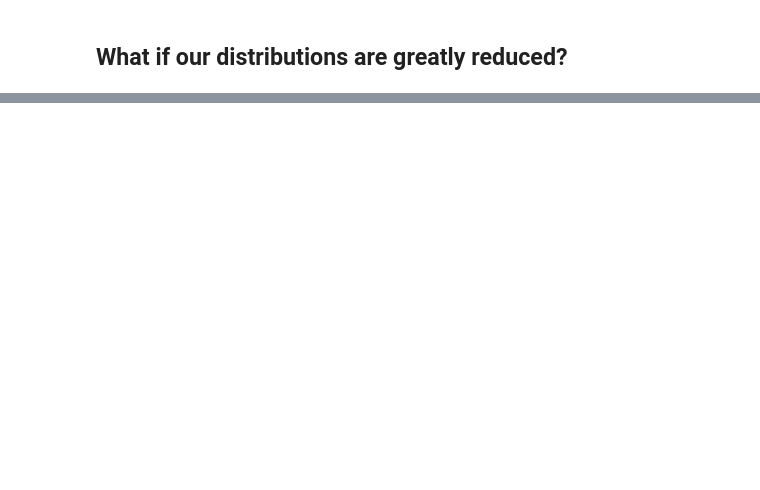
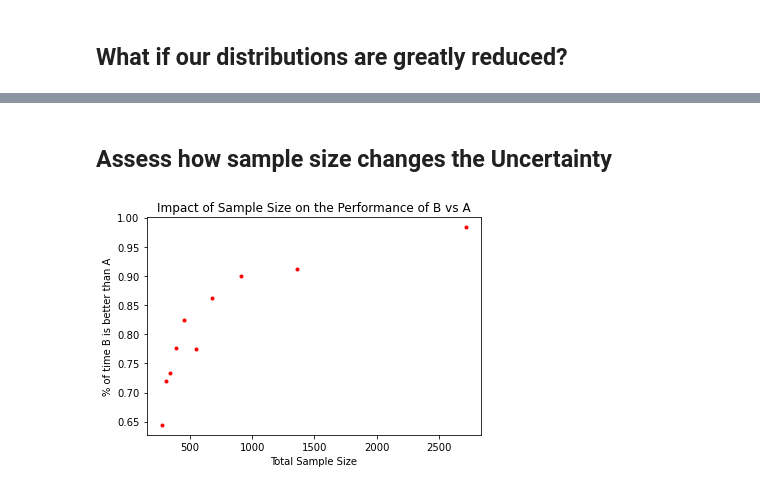
Before and after one commit to jmcmummey/IntrotoBayes, a Jupyter notebook: Bayesian Lecture.ipynb, the cells around one changed output, grey strips where cells are left out. Saved outputs shown, nothing was run; the diff lists cells and outputs as text; code cells hidden in the pictures; blank space fills up the shorter version.

```diff
--- a/Bayesian Lecture.ipynb
+++ b/Bayesian Lecture.ipynb
@@ -218,2 +229,4 @@ plt.show()
+# %% [markdown]
+<h2>Assess how sample size changes the Uncertainty</h2>
 # %%
 percent_better={}
@@ -240 +255,10 @@ for i in range(10,0,-1):
+# %%
+plt.plot(percent_better.keys(),percent_better.values(),'r.')
+plt.xlabel('Total Sample Size')
+plt.ylabel('% of time B is better than A')
+plt.title('Impact of Sample Size on the Performance of B vs A')
+plt.savefig('impactofss.png')
+plt.show()
+# %% [output]
+[figure, added]
 # %%
```
Also changed, not shown: parts of 16 cells of this notebook, 6 other files.
